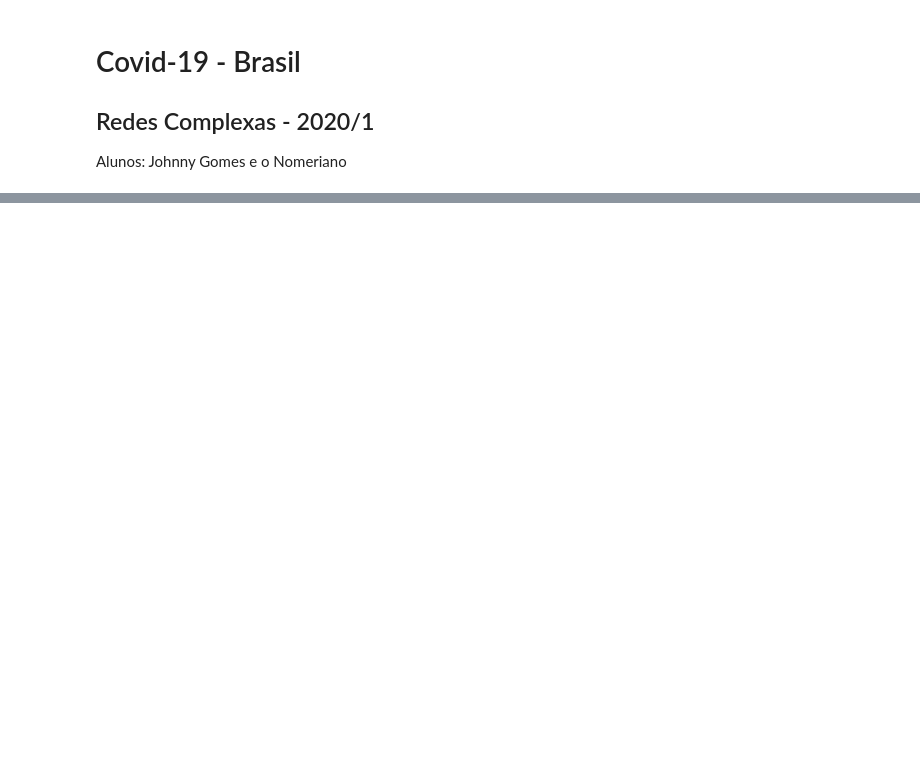
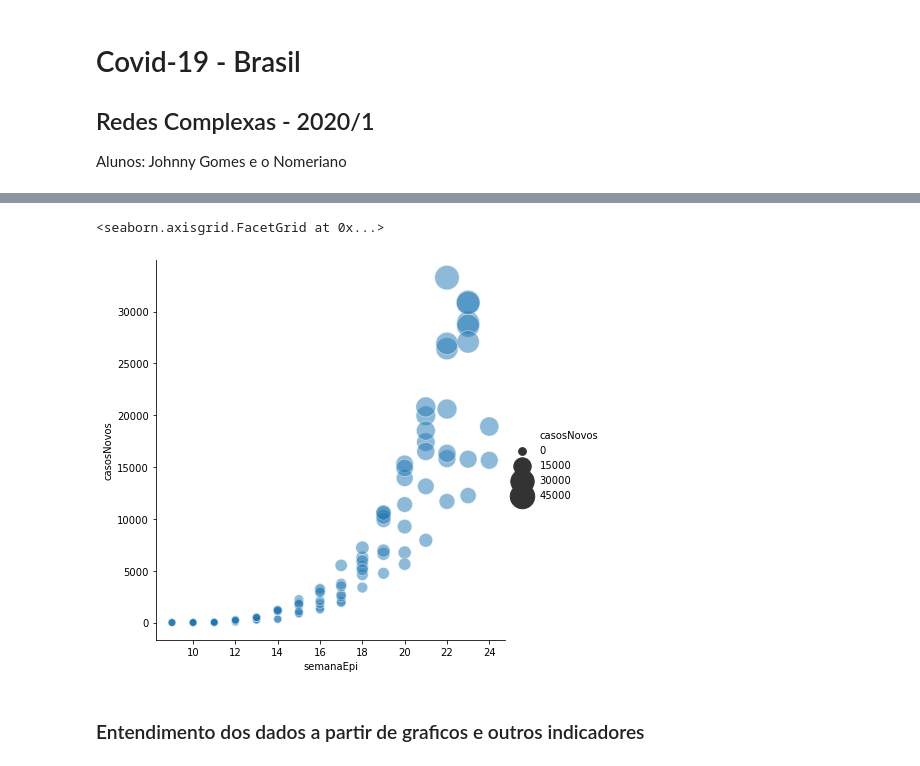
Before and after one commit to JohnnyUFT/RedesComplexas, a Jupyter notebook: Covid19.ipynb, the cells around one changed output, grey strips where cells are left out. Saved outputs shown, nothing was run; the diff lists cells and outputs as text; code cells hidden in the pictures; blank space fills up the shorter version.

```diff
--- a/Covid19.ipynb
+++ b/Covid19.ipynb
@@ -29,2 +5,0 @@ df.tail()
-# %%
-sns.set(style="white")
@@ -49,0 +12,2 @@ G = nx.Graph()
+# %%
+covid = pd.read_csv("./data/begin_covid.csv")
@@ -49,0 +30,10 @@ G = nx.Graph()
+# %%
+# grafico do crescimento de novos casos ao longos das semanas
+sns.relplot(x="semanaEpi", y="casosNovos",
+            sizes=(60, 600), alpha=.5, size='casosNovos', palette="muted",
+            height=6, data=covid)
+# %% [output]
+<seaborn.axisgrid.FacetGrid at 0x...>
+[figure, added]
+# %% [markdown]
+### Entendimento dos dados a partir de graficos e outros indicadores
```
Also changed, not shown: parts of 42 cells of this notebook, 9 other files.
